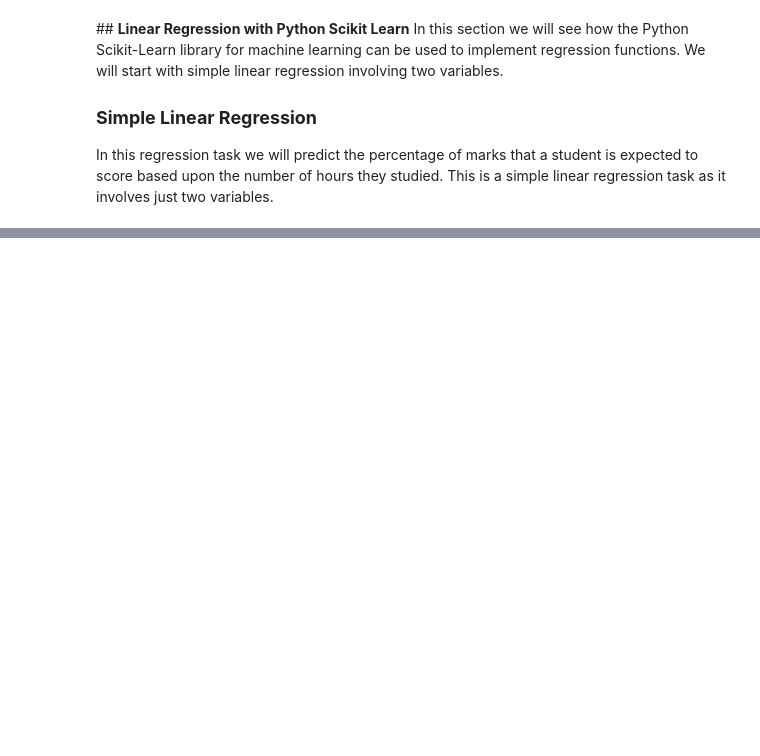
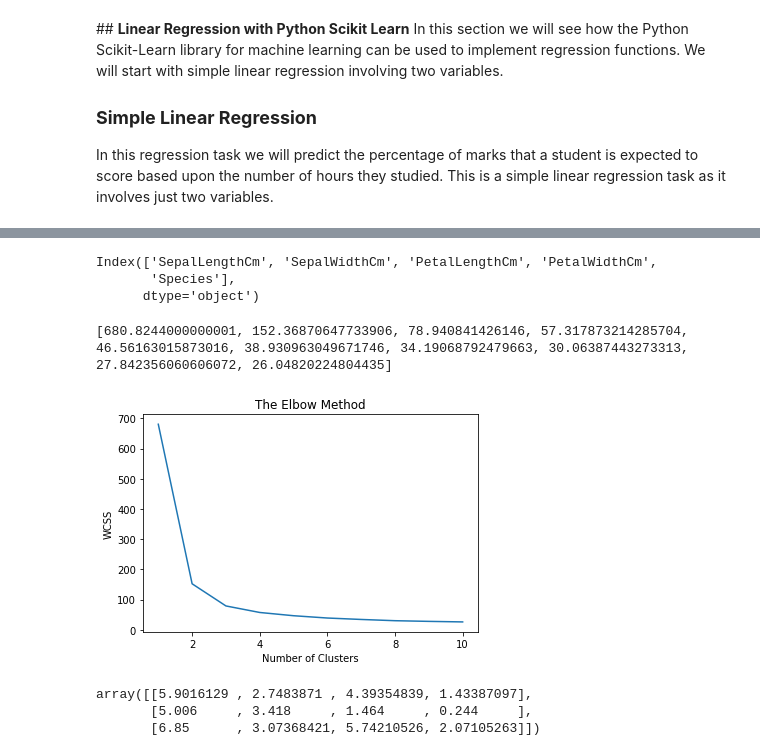
Before and after one commit to Abdellatif-Elfeke/-TSF-GRIP-Internship-Tasks, a Jupyter notebook: K_Mean_Task.ipynb, the cells around one changed output, grey strips where cells are left out. Cells and saved outputs as stored; diff of their text form; code cells hidden in the pictures; blank space fills up the shorter version.

```diff
--- a/K_Mean_Task.ipynb
+++ b/K_Mean_Task.ipynb
@@ -19,0 +16,5 @@ FileNotFoundError: ignored
+# %%
+url = 'https://raw.githubusercontent.com/Abdellatif-Elfeke/-TSF-GRIP-Internship-Tasks/main/Iris.csv'
+df = pd.read_csv(url)
+
+df.head()
@@ -19,0 +28,39 @@ FileNotFoundError: ignored
+# %%
+# dropping Id column
+
+df.drop('Id', axis=1, inplace=True)
+df.columns
+# %% [output]
+Index(['SepalLengthCm', 'SepalWidthCm', 'PetalLengthCm', 'PetalWidthCm',
+       'Species'],
+      dtype='object')
+# %%
+# # Finding the optimum number of clusters for k-means classification
+
+x=df.iloc[:,[0,1,2,3]].values
+from sklearn.cluster import KMeans
+list=[]
+
+for i in range(1,11):
+    kmeans=KMeans(n_clusters=i, init='k-means++', max_iter=300, n_init=10, random_state=0)
+    kmeans.fit(x)
+    list.append(kmeans.inertia_)
+
+print(list)
+plt.plot(range(1,11),list)
+plt.title("The Elbow Method")
+plt.xlabel("Number of Clusters")
+plt.ylabel("WCSS")
+plt.show()
+# %% [output]
+[680.8244000000001, 152.36870647733906, 78.940841426146, 57.317873214285704, 46.56163015873016, 38.930963049671746, 34.19068792479663, 30.06387443273313, 27.842356060606072, 26.04820224804435]
+[figure, added]
+# %%
+#creating the kmeans classifier
+kmeans=KMeans(n_clusters=3, init='k-means++', max_iter=300, n_init=10, random_state=0)
+y_kmeans=kmeans.fit_predict(x)
+kmeans.cluster_centers_
+# %% [output]
+array([[5.9016129 , 2.7483871 , 4.39354839, 1.43387097],
+       [5.006     , 3.418     , 1.464     , 0.244     ],
+       [6.85      , 3.07368421, 5.74210526, 2.07105263]])
```
Also changed, not shown: parts of 4 cells of this notebook.
